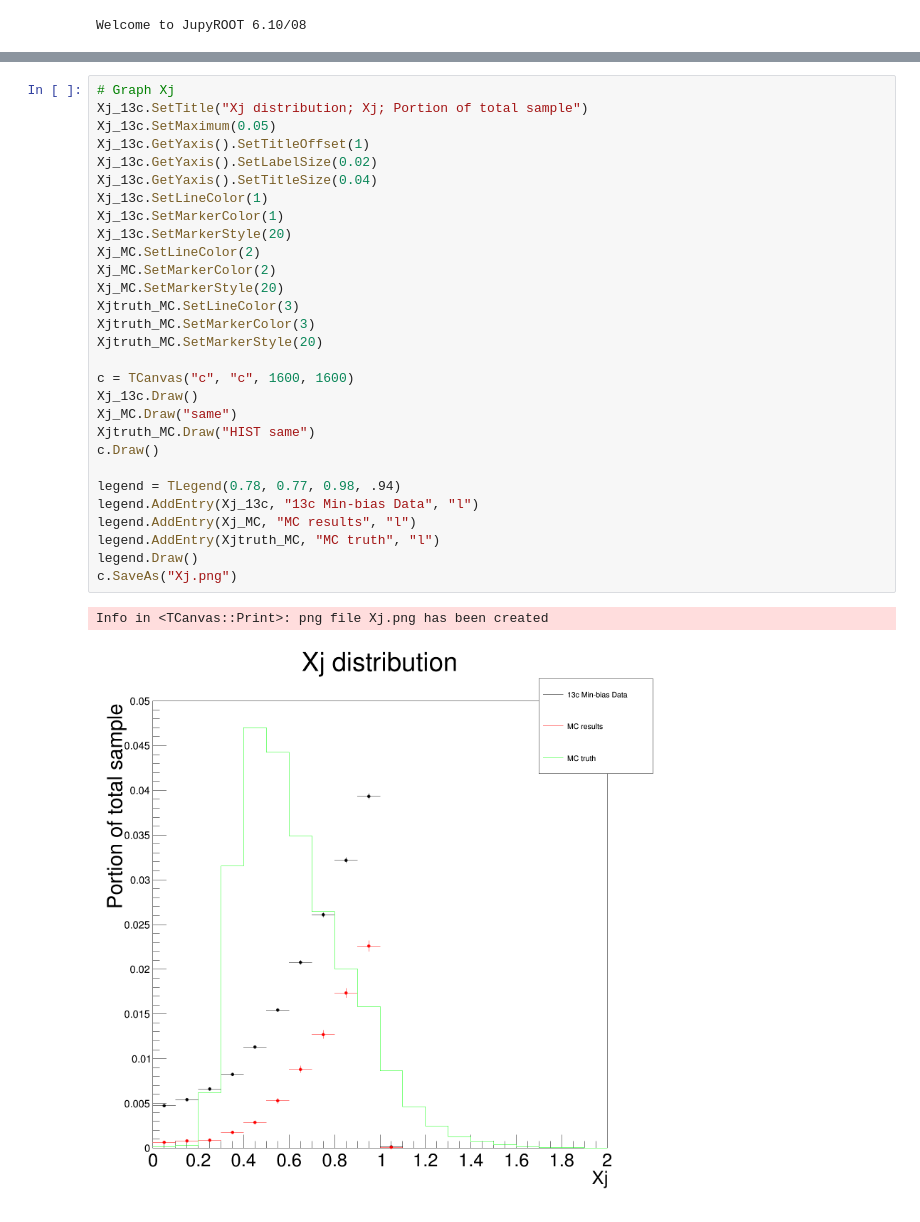
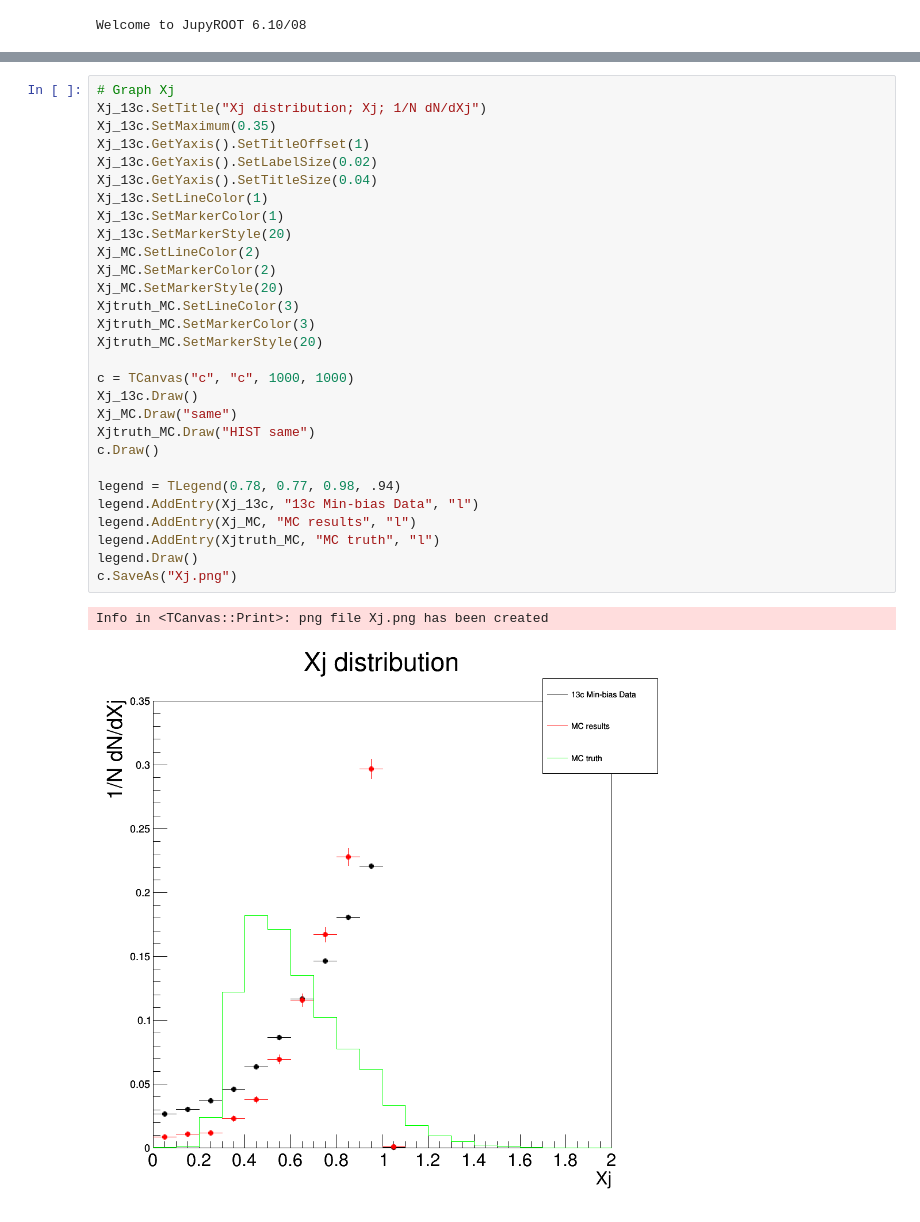
Before and after one commit to ivanache/heavy_ion_data, a Jupyter notebook: jet_jet/JetJetGrapher.ipynb, the cells around one changed output, grey strips where cells are left out. Saved outputs shown, nothing was run; the diff lists cells and outputs as text.

```diff
--- a/jet_jet/JetJetGrapher.ipynb
+++ b/jet_jet/JetJetGrapher.ipynb
@@ -35,34 +47,34 @@ AvgEtatruth_MC = MCData.Get("hjet_AvgEta_truth")
 # %%
 # Graph Xj
-Xj_13c.SetTitle("Xj distribution; Xj; Portion of total sample")
-Xj_13c.SetMaximum(0.05)
+Xj_13c.SetTitle("Xj distribution; Xj; 1/N dN/dXj")
+Xj_13c.SetMaximum(0.35)
 Xj_13c.GetYaxis().SetTitleOffset(1)
 Xj_13c.GetYaxis().SetLabelSize(0.02)
 Xj_13c.GetYaxis().SetTitleSize(0.04)
 Xj_13c.SetLineColor(1)
 Xj_13c.SetMarkerColor(1)
 Xj_13c.SetMarkerStyle(20)
 Xj_MC.SetLineColor(2)
 Xj_MC.SetMarkerColor(2)
 Xj_MC.SetMarkerStyle(20)
 Xjtruth_MC.SetLineColor(3)
 Xjtruth_MC.SetMarkerColor(3)
 Xjtruth_MC.SetMarkerStyle(20)
 
-c = TCanvas("c", "c", 1600, 1600)
+c = TCanvas("c", "c", 1000, 1000)
 Xj_13c.Draw()
 Xj_MC.Draw("same")
 Xjtruth_MC.Draw("HIST same")
 c.Draw()
 
 legend = TLegend(0.78, 0.77, 0.98, .94)
 legend.AddEntry(Xj_13c, "13c Min-bias Data", "l")
 legend.AddEntry(Xj_MC, "MC results", "l")
 legend.AddEntry(Xjtruth_MC, "MC truth", "l")
 legend.Draw()
 c.SaveAs("Xj.png")
 # %% [output]
 Info in <TCanvas::Print>: png file Xj.png has been created
-[figure, old version]
+[figure, new version]
 # %%
 # Graph dPhi
```
Also changed, not shown: parts of 9 cells of this notebook, 3 other files.
